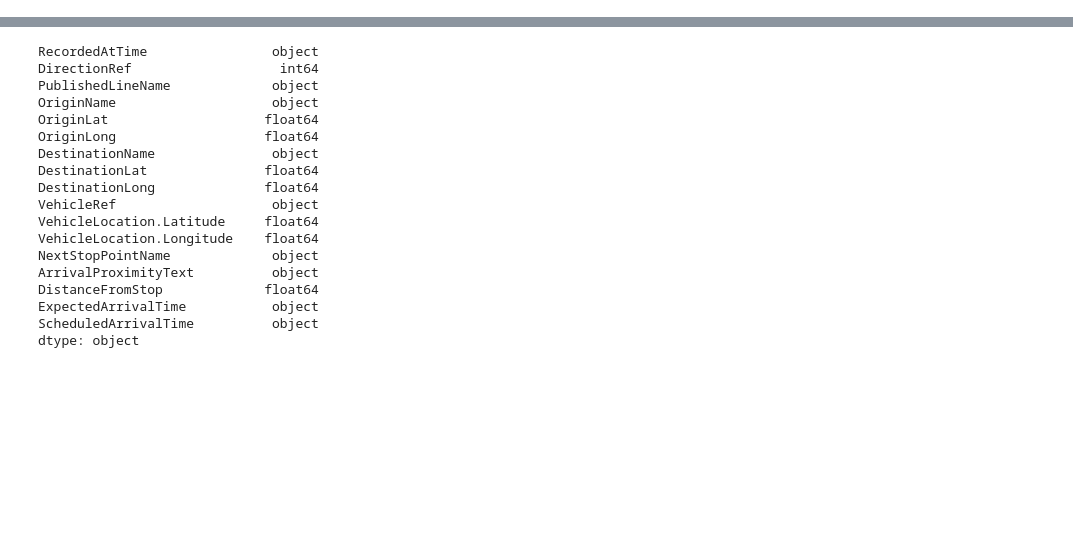
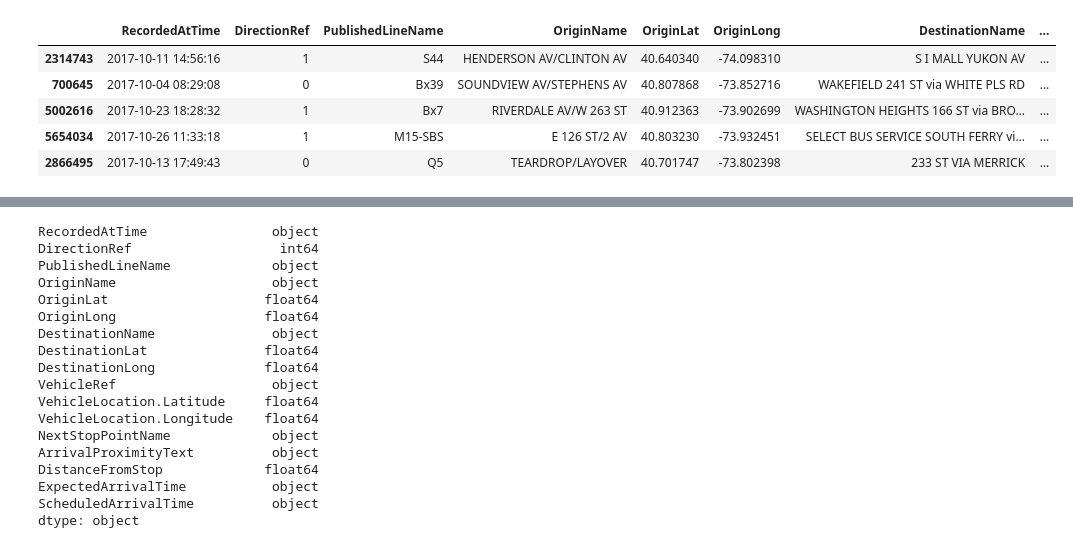
Before and after one commit to jhl126/New-York-Bus-Clustering, a Jupyter notebook: Clustering.ipynb, the cells around one changed output, grey strips where cells are left out. Saved outputs shown, nothing was run; the diff lists cells and outputs as text; code cells hidden in the pictures; blank space fills up the shorter version.

```diff
--- a/Clustering.ipynb
+++ b/Clustering.ipynb
@@ -63,0 +123,10 @@ interactive(children=(Text(value='text input', description='text'), Dropdown(des
+# %%
+# first I examine the missing data and see if there are any noticeable patterns
+nyc.loc[nyc.isnull().any(axis=1)].head()
+# %% [output]
+|  | RecordedAtTime | DirectionRef | PublishedLineName | OriginName | OriginLat | OriginLong | DestinationName | ... |
+| 2314743 | 2017-10-11 14:56:16 | 1 | S44 | HENDERSON AV/CLINTON AV | 40.640340 | -74.098310 | S I MALL YUKON AV | ... |
+| 700645 | 2017-10-04 08:29:08 | 0 | Bx39 | SOUNDVIEW AV/STEPHENS AV | 40.807868 | -73.852716 | WAKEFIELD 241 ST via WHITE PLS RD | ... |
+| 5002616 | 2017-10-23 18:28:32 | 1 | Bx7 | RIVERDALE AV/W 263 ST | 40.912363 | -73.902699 | WASHINGTON HEIGHTS 166 ST via BRO... | ... |
+| 5654034 | 2017-10-26 11:33:18 | 1 | M15-SBS | E 126 ST/2 AV | 40.803230 | -73.932451 | SELECT BUS SERVICE SOUTH FERRY vi... | ... |
+| 2866495 | 2017-10-13 17:49:43 | 0 | Q5 | TEARDROP/LAYOVER | 40.701747 | -73.802398 | 233 ST VIA MERRICK | ... |
```
Also changed, not shown: parts of 46 cells of this notebook.
